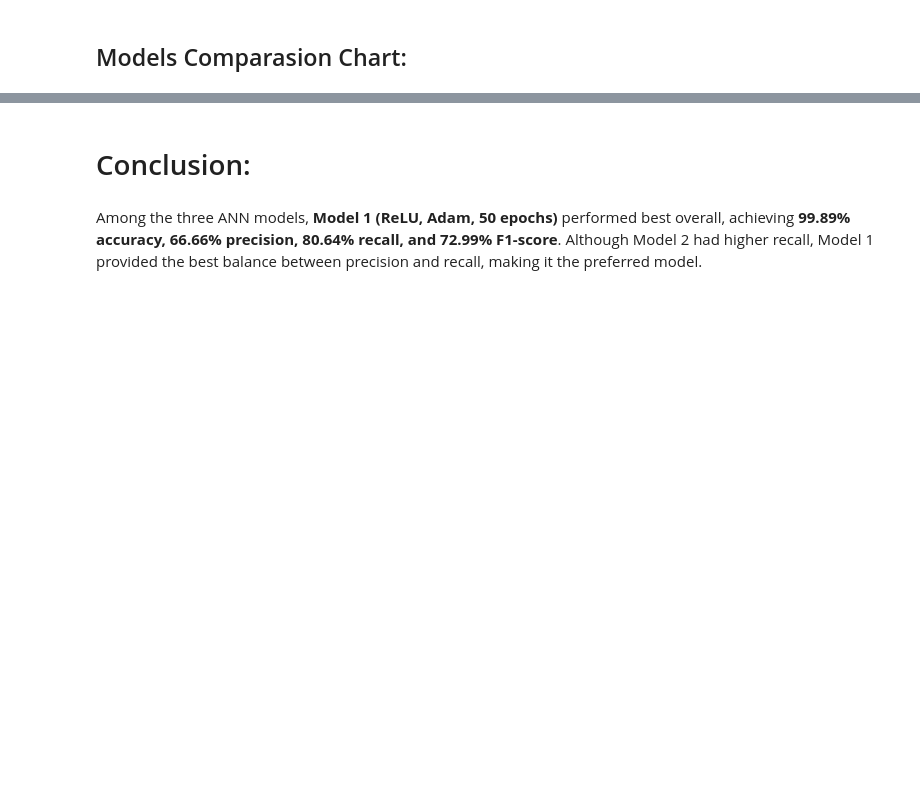
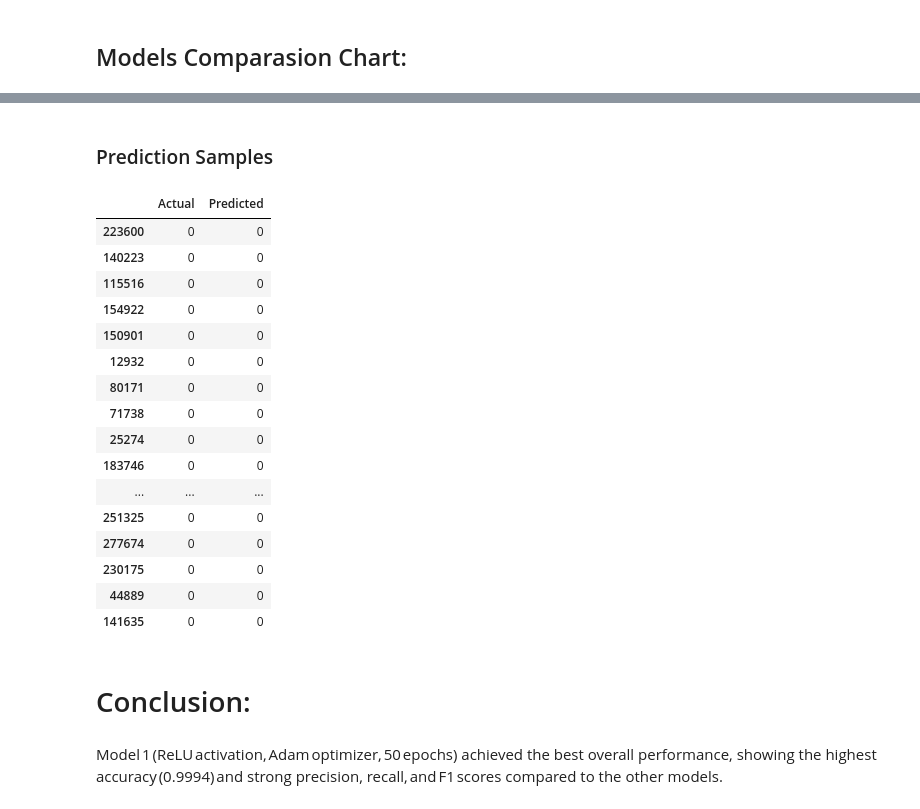
Before and after one commit to Khuzaima-Coding/Deep-Learning-Assignments, a Jupyter notebook: ANN_credit_card_Assignment.ipynb, the cells around one changed output, grey strips where cells are left out. Cells and saved outputs as stored; diff of their text form; code cells hidden in the pictures; blank space fills up the shorter version.

```diff
--- a/ANN_credit_card_Assignment.ipynb
+++ b/ANN_credit_card_Assignment.ipynb
@@ -149,8 +168,10 @@ from keras import layers
 def create_model(activation, optimizer):
     model = keras.Sequential([
         layers.Input((X_train.shape[-1],)),
+        layers.Dense(64,activation=activation),
         layers.Dense(32, activation=activation),
         layers.Dense(16, activation=activation),
+        layers.Dense(8,activation=activation),
         layers.Dense(1, activation="sigmoid")
     ])
 
@@ -286,7 +358,7 @@ Lets the best results,according to the val_accuracy and others with relation to
 # prob[0]    → 0.23
 # %%
 y_pred1_50=model1_50.predict(stscaled_test)
-y_pred1_50=(y_pred1_50 >=0.7).astype(int).ravel()
+y_pred1_50=(y_pred1_50 >=0.6).astype(int).ravel()
 
 # y_prob = model1_50.predict(stscaled_test).ravel()
 
@@ -417,4 +521,26 @@ pd.DataFrame({"Model":["Model 1","Model 2","Model 3"],"Activation":["Relu","Tanh
+# %% [markdown]
+### Prediction Samples
+# %%
+pd.DataFrame({"Actual":y_test[450:500],"Predicted":y_pred1_50[450:500]})
+# %% [output]
+|  | Actual | Predicted |
+| 223600 | 0 | 0 |
+| 140223 | 0 | 0 |
+| 115516 | 0 | 0 |
+| 154922 | 0 | 0 |
+| 150901 | 0 | 0 |
+| 12932 | 0 | 0 |
+| 80171 | 0 | 0 |
+| 71738 | 0 | 0 |
+| 25274 | 0 | 0 |
+| 183746 | 0 | 0 |
+| ... | ... | ... |
+| 251325 | 0 | 0 |
+| 277674 | 0 | 0 |
+| 230175 | 0 | 0 |
+| 44889 | 0 | 0 |
+| 141635 | 0 | 0 |
 # %% [markdown]
 # Conclusion:
-# %% [markdown]
-Among the three ANN models, **Model 1 (ReLU, Adam, 50 epochs)** performed best overall, achieving **99.89% accuracy, 66.66% precision, 80.64% recall, and 72.99% F1-score**. Although Model 2 had higher recall, Model 1 provided the best balance between precision and recall, making it the preferred model.
+# %% [markdown]
+Model 1 (ReLU activation, Adam optimizer, 50 epochs) achieved the best overall performance, showing the highest accuracy (0.9994) and strong precision, recall, and F1 scores compared to the other models.
```
Also changed, not shown: parts of 22 cells of this notebook.
